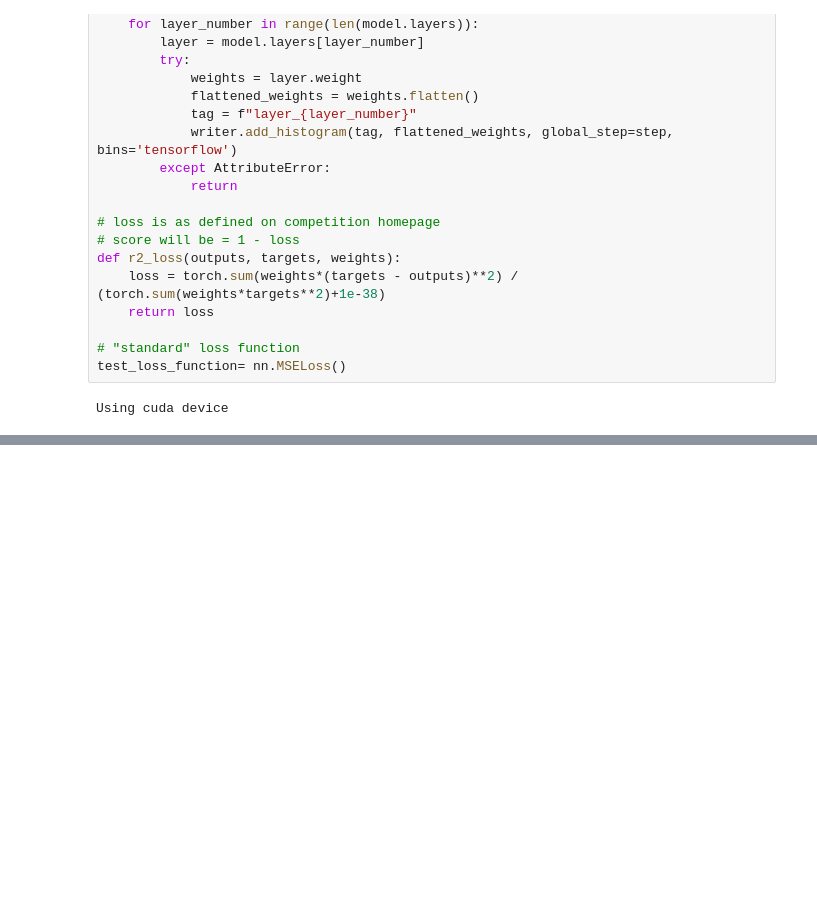
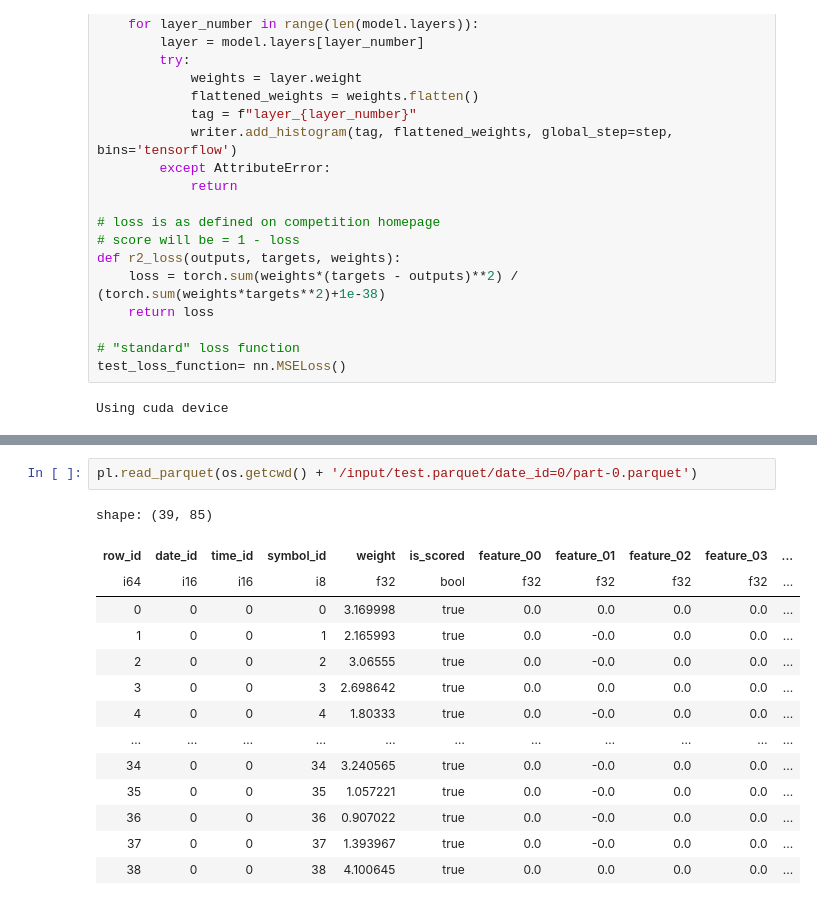
Before and after one commit to kayzeye/janestreet-forecasting, a Jupyter notebook: lstm.ipynb, the cells around one changed output, grey strips where cells are left out. Saved outputs shown, nothing was run; the diff lists cells and outputs as text; blank space fills up the shorter version.

```diff
--- a/lstm.ipynb
+++ b/lstm.ipynb
@@ -722,0 +1205,17 @@ gc.collect()
+# %%
+pl.read_parquet(os.getcwd() + '/input/test.parquet/date_id=0/part-0.parquet')
+# %% [output]
+shape: (39, 85)
+| row_id | date_id | time_id | symbol_id | weight | is_scored | feature_00 | feature_01 | feature_02 | feature_03 | ... |
+| i64 | i16 | i16 | i8 | f32 | bool | f32 | f32 | f32 | f32 | ... |
+| 0 | 0 | 0 | 0 | 3.169998 | true | 0.0 | 0.0 | 0.0 | 0.0 | ... |
+| 1 | 0 | 0 | 1 | 2.165993 | true | 0.0 | -0.0 | 0.0 | 0.0 | ... |
+| 2 | 0 | 0 | 2 | 3.06555 | true | 0.0 | -0.0 | 0.0 | 0.0 | ... |
+| 3 | 0 | 0 | 3 | 2.698642 | true | 0.0 | 0.0 | 0.0 | 0.0 | ... |
+| 4 | 0 | 0 | 4 | 1.80333 | true | 0.0 | -0.0 | 0.0 | 0.0 | ... |
+| … | … | … | … | … | … | … | … | … | … | ... |
+| 34 | 0 | 0 | 34 | 3.240565 | true | 0.0 | -0.0 | 0.0 | 0.0 | ... |
+| 35 | 0 | 0 | 35 | 1.057221 | true | 0.0 | -0.0 | 0.0 | 0.0 | ... |
+| 36 | 0 | 0 | 36 | 0.907022 | true | 0.0 | -0.0 | 0.0 | 0.0 | ... |
+| 37 | 0 | 0 | 37 | 1.393967 | true | 0.0 | -0.0 | 0.0 | 0.0 | ... |
+| 38 | 0 | 0 | 38 | 4.100645 | true | 0.0 | 0.0 | 0.0 | 0.0 | ... |
```
Also changed, not shown: parts of 42 cells of this notebook, 3 other files.
